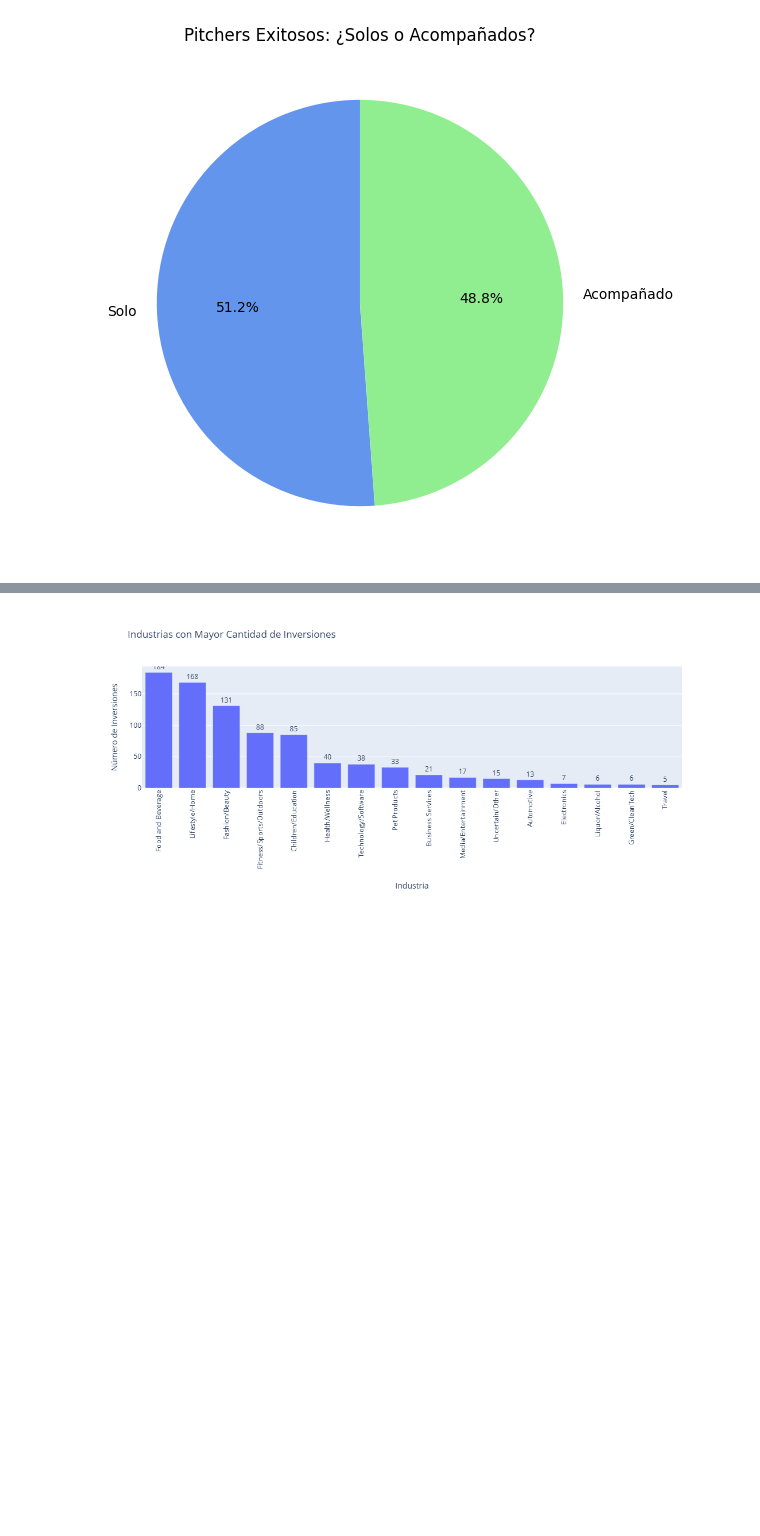
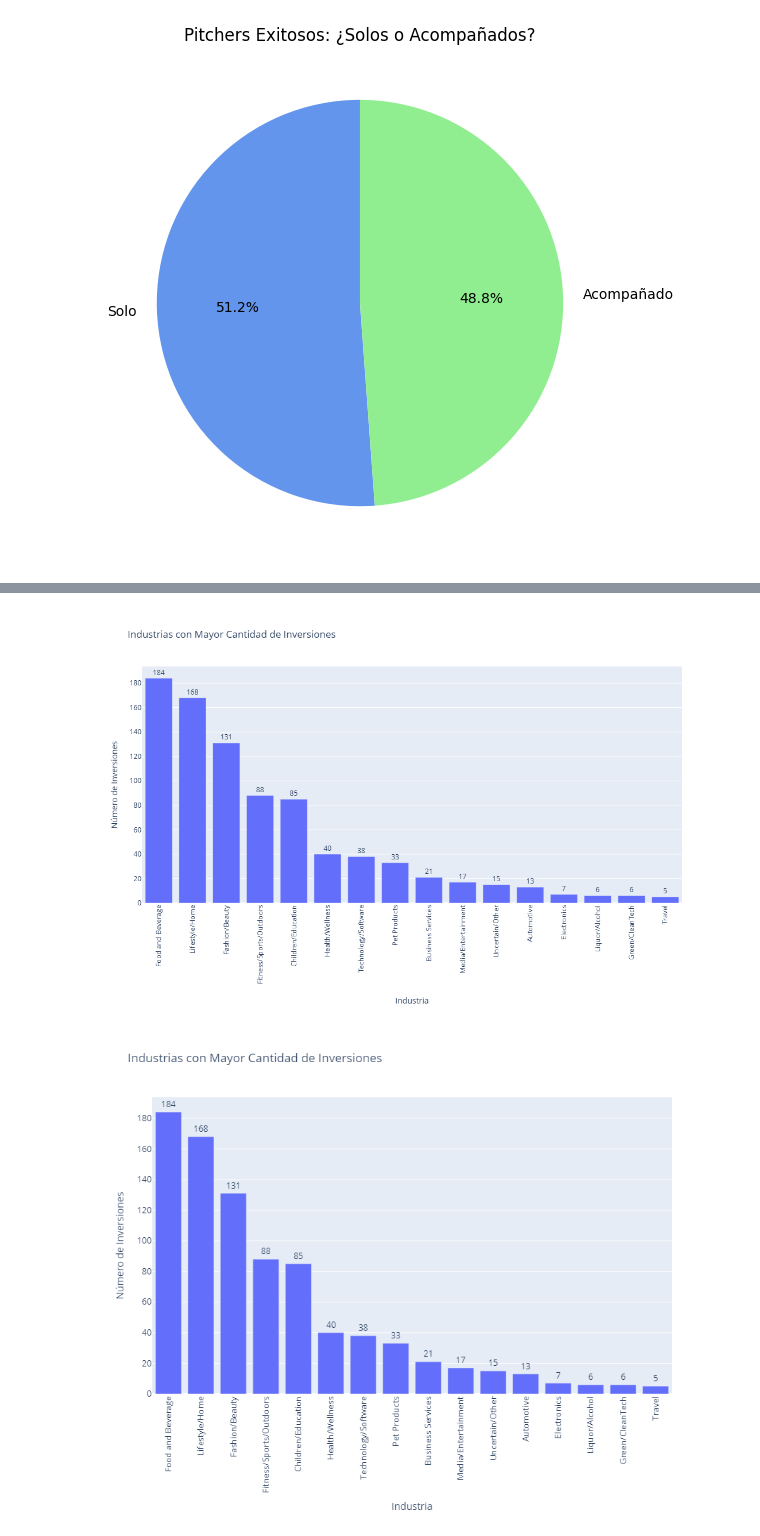
Before and after one commit to EluisEscar/SharkTank-BI, a Jupyter notebook: EDA-ST.ipynb, the cells around one changed output, grey strips where cells are left out. Cells and saved outputs as stored; diff of their text form; code cells hidden in the pictures; blank space fills up the shorter version.

```diff
--- a/EDA-ST.ipynb
+++ b/EDA-ST.ipynb
@@ -81,22 +100,25 @@ plt.show()
 # %%
 # Filtrar los que obtuvieron inversión
 accepted = df[df['Got Deal'] == 1]
 
 # Contar las industrias con más inversiones
 industry_investment = accepted['Industry'].value_counts().reset_index()
 industry_investment.columns = ['Industry', 'Número de Inversiones']
 
 fig = px.bar(
     industry_investment,
     x='Industry',
     y='Número de Inversiones',
     text='Número de Inversiones',
     title='Industrias con Mayor Cantidad de Inversiones',
     labels={'Industry': 'Industria'},
 )
 
 fig.update_traces(textposition='outside')
-fig.update_layout(width=900, height=500, xaxis_tickangle=-90)
+fig.update_layout(width=900, height=700, xaxis_tickangle=-90)
 fig.show()
+fig.write_image("grafico.png")
+Image("grafico.png")
 # %% [output]
-[figure, old version]
+[figure, new version]
+[figure, added]
```
Also changed, not shown: parts of 14 cells of this notebook.
